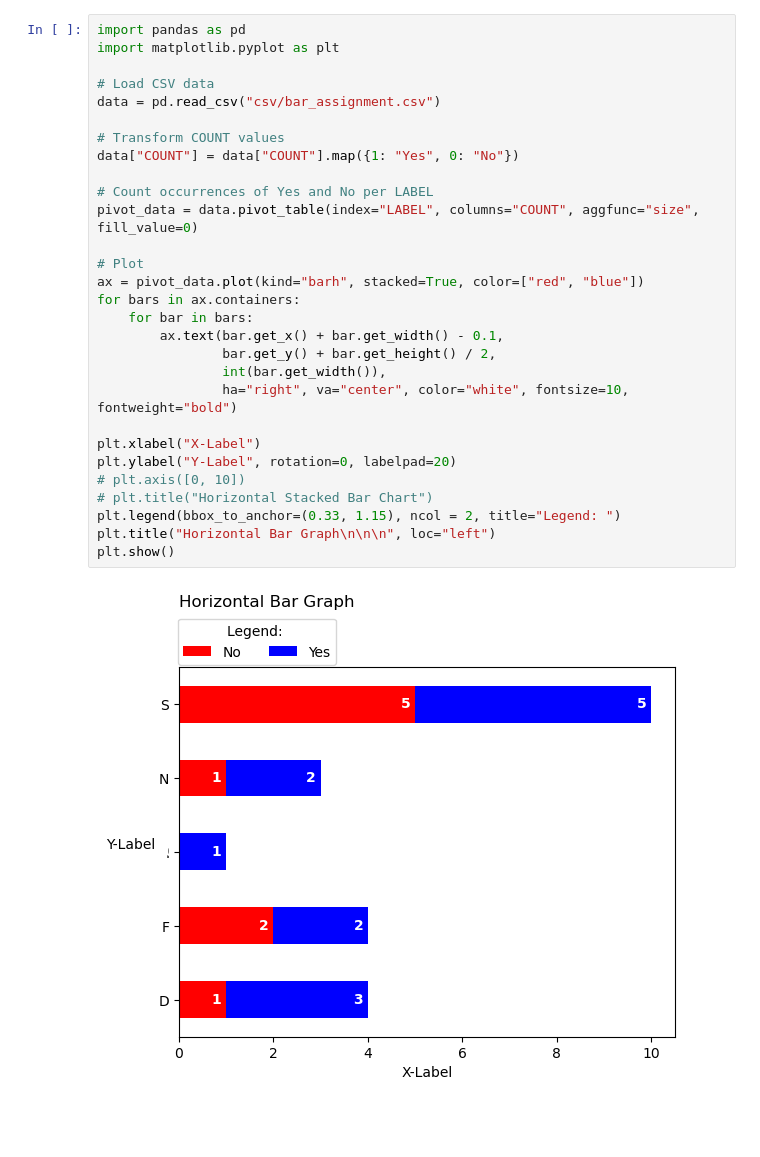
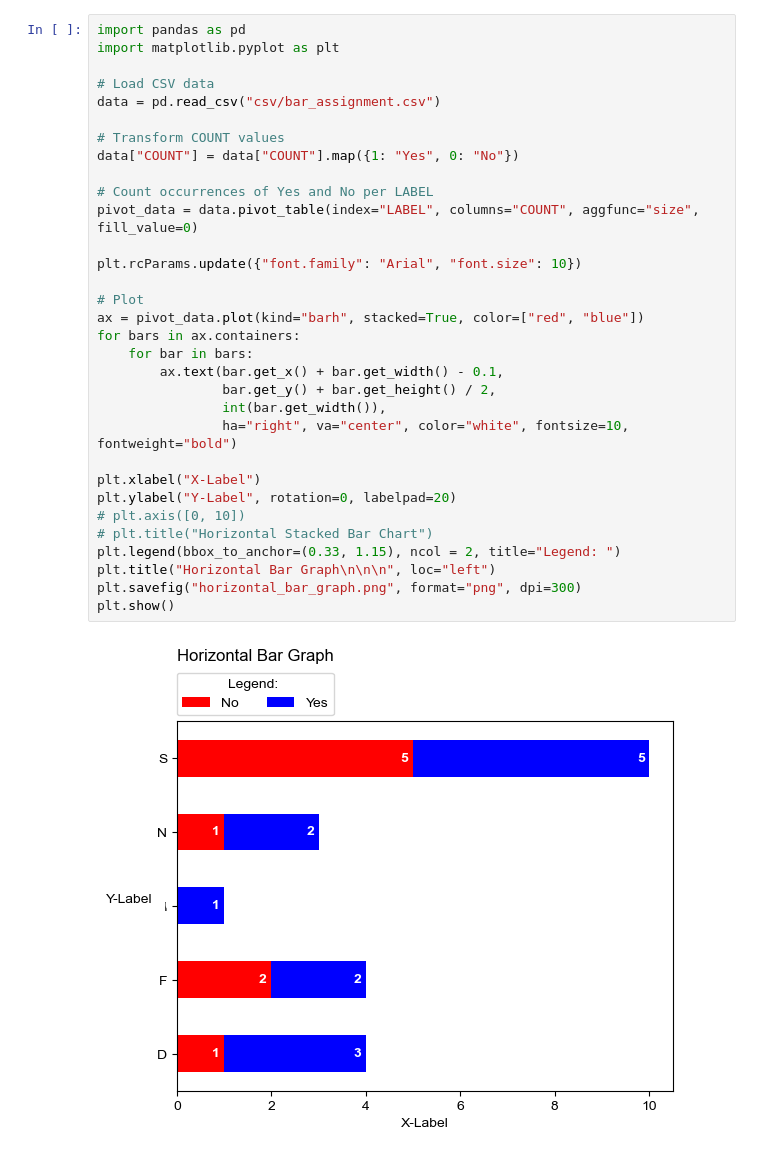
Before and after one commit to ShionSuzukiiiii/PLOTS, a Jupyter notebook: main.ipynb, the cells around one changed output. Drawn from its saved outputs; the diff is of its cells as text; blank space fills up the shorter version.

```diff
--- a/main.ipynb
+++ b/main.ipynb
@@ -1,34 +1,37 @@
 # %%
 import pandas as pd
 import matplotlib.pyplot as plt
 
 # Load CSV data
 data = pd.read_csv("csv/bar_assignment.csv")
 
 # Transform COUNT values
 data["COUNT"] = data["COUNT"].map({1: "Yes", 0: "No"})
 
 # Count occurrences of Yes and No per LABEL
 pivot_data = data.pivot_table(index="LABEL", columns="COUNT", aggfunc="size", fill_value=0)
+
+plt.rcParams.update({"font.family": "Arial", "font.size": 10})
 
 # Plot
 ax = pivot_data.plot(kind="barh", stacked=True, color=["red", "blue"])
 for bars in ax.containers:
     for bar in bars:
         ax.text(bar.get_x() + bar.get_width() - 0.1,
                 bar.get_y() + bar.get_height() / 2,
                 int(bar.get_width()),
                 ha="right", va="center", color="white", fontsize=10, fontweight="bold")
 
 plt.xlabel("X-Label")
 plt.ylabel("Y-Label", rotation=0, labelpad=20)
 # plt.axis([0, 10])
 # plt.title("Horizontal Stacked Bar Chart")
 plt.legend(bbox_to_anchor=(0.33, 1.15), ncol = 2, title="Legend: ")
 plt.title("Horizontal Bar Graph\n\n\n", loc="left")
+plt.savefig("horizontal_bar_graph.png", format="png", dpi=300)
 plt.show()
 # %% [output]
-[figure, old version]
+[figure, new version]
 # %%
 import pandas as pd
 import plotly.graph_objects as go
```
Also changed, not shown: parts of 2 cells of this notebook, 6 other files.
